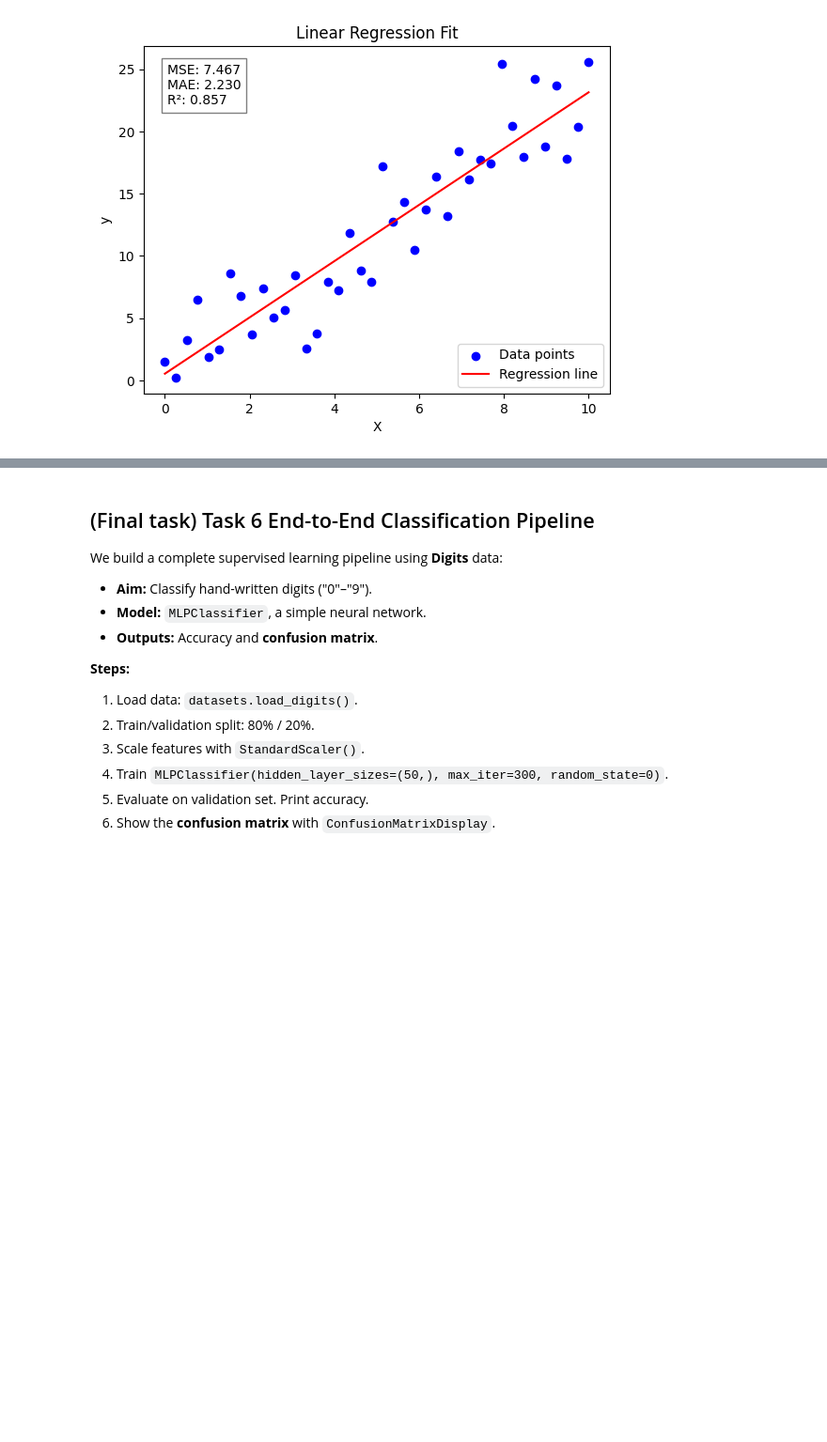
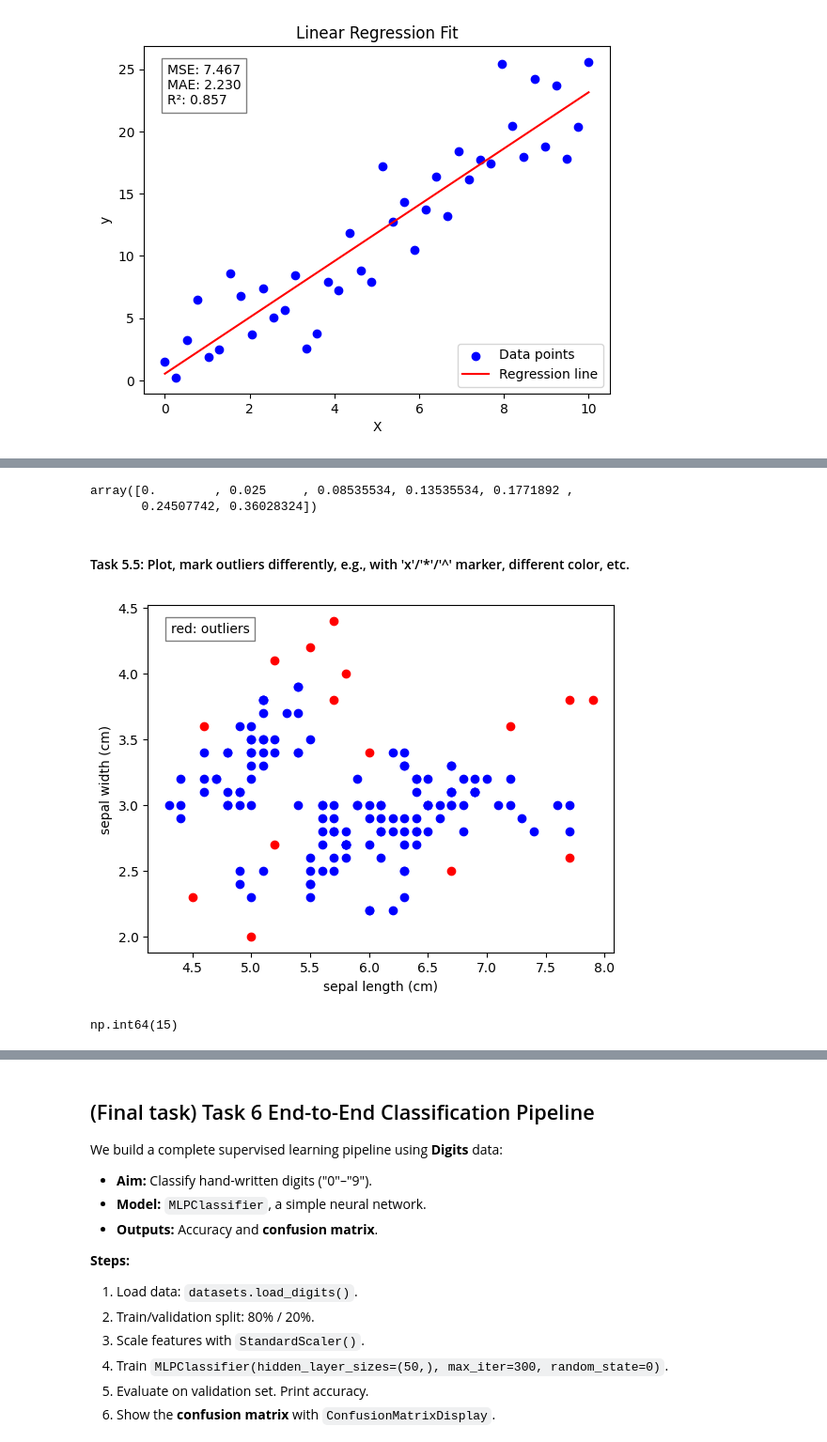
Before and after one commit to Arxcis/VE3451-KI-og-maskinl-ring, a Jupyter notebook: Assign2_Supervised_learning.ipynb, the cells around one changed output, grey strips where cells are left out. Shown: that part at 94% size. Cells and saved outputs as stored; diff of their text form; code cells hidden in the pictures; blank space fills up the shorter version.

Commit message:
Assign 2 Task 5 - Done!

```diff
--- a/Assign2_Supervised_learning.ipynb
+++ b/Assign2_Supervised_learning.ipynb
@@ -411,0 +408,7 @@ Start with `k = 5`.
+# %%
+#     (Hint: use NearestNeighbors(n_neighbors=k) from sklearn.neighbors)
+from sklearn.neighbors import NearestNeighbors
+
+knn = NearestNeighbors(n_neighbors=4)
+knn.fit(iris_limited)
+knn
@@ -411,0 +420,5 @@ Start with `k = 5`.
+# %%
+#     (Hint: use nn.kneighbors(X_iris) to get distances and indices of neighbors, then compute mean distance)
+distances, indicies = knn.kneighbors(iris_limited)
+
+iris_limited.loc[indicies[0]]
@@ -411,0 +436,4 @@ Start with `k = 5`.
+# %%
+from numpy import mean
+mean_distances  = [mean(distance) for distance in distances]
+mean_distances[0]
@@ -411,0 +455,58 @@ Start with `k = 5`.
+# %%
+#     (Hint: use np.percentile to get the threshold)
+
+from numpy import percentile
+
+ # 90th percentile is the cutoff point for distance
+percentile(mean_distances, [1,10,50,80,90,95,99])
+# %% [output]
+array([0.        , 0.025     , 0.08535534, 0.13535534, 0.1771892 ,
+       0.24507742, 0.36028324])
+# %% [markdown]
+#### Task 5.5: Plot, mark outliers differently, e.g., with 'x'/'*'/'^' marker, different color, etc.
+# %%
+import matplotlib.pyplot as plt
+from numpy import sum
+
+def task5(iris, k=4, treshold=10):
+    iris_limited = iris[["sepal length (cm)", "sepal width (cm)"]]
+
+    knn = NearestNeighbors(n_neighbors=k)
+    knn.fit(iris_limited)
+    distances, _ = knn.kneighbors(iris_limited)
+    mean_distances = [mean(distance) for distance in distances]
+    outlier_limit = percentile(mean_distances, 100 - treshold)
+
+    outliers = mean_distances >= outlier_limit
+    inliers = ~outliers
+
+    plt.scatter(
+        iris_limited.loc[outliers, "sepal length (cm)"],
+        iris_limited.loc[outliers, "sepal width (cm)"],
+        color="red",
+        label="outliers")
+
+    plt.scatter(
+        iris_limited.loc[inliers, "sepal length (cm)"],
+        iris_limited.loc[inliers, "sepal width (cm)"],
+        color="blue",
+        label="inliers")
+
+    plt.xlabel("sepal length (cm)")
+    plt.ylabel("sepal width (cm)")
+    plt.text(
+        0.05,
+        0.95,
+        f"red: outliers",
+        transform=plt.gca().transAxes,  # relative to axes (0-1)
+        verticalalignment='top',
+        bbox = dict(facecolor='white',alpha=0.5))
+
+    plt.show()
+
+    return sum(outliers)
+
+task5(iris)
+# %% [output]
+[figure, added]
+np.int64(15)
```
Also changed, not shown: parts of 20 cells of this notebook, 1 other file.
